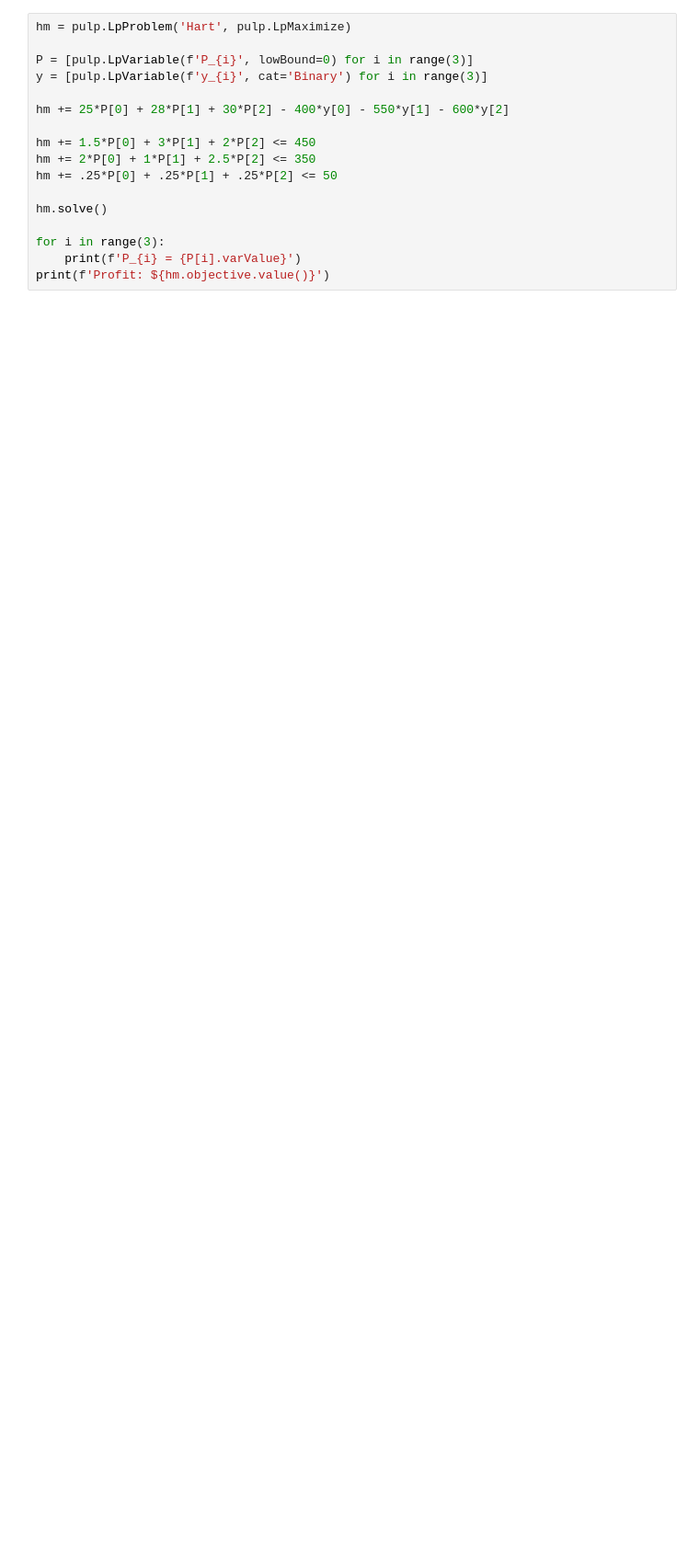
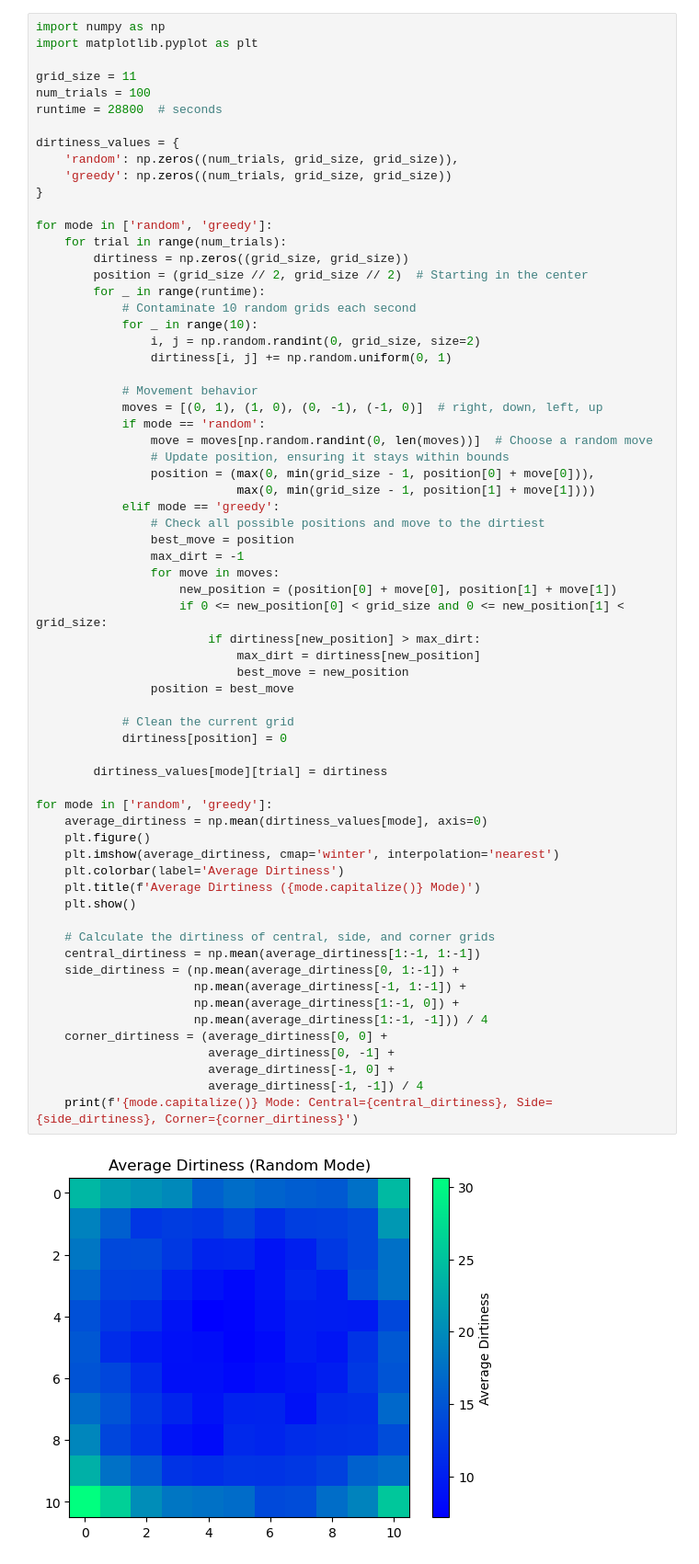
Before and after one commit to kongnj/Opti, a Jupyter notebook: optimisation Assignment Q1.ipynb, the cells around one changed output. Shown: that part at 92% size. Drawn from its saved outputs; the diff is of its cells as text; blank space fills up the shorter version.

```diff
--- a/optimisation Assignment Q1.ipynb
+++ b/optimisation Assignment Q1.ipynb
@@ -112,17 +120,68 @@ import numpy
-# %%
-hm = pulp.LpProblem('Hart', pulp.LpMaximize)
-
-P = [pulp.LpVariable(f'P_{i}', lowBound=0) for i in range(3)]
-y = [pulp.LpVariable(f'y_{i}', cat='Binary') for i in range(3)]
-
-hm += 25*P[0] + 28*P[1] + 30*P[2] - 400*y[0] - 550*y[1] - 600*y[2]
-
-hm += 1.5*P[0] + 3*P[1] + 2*P[2] <= 450
-hm += 2*P[0] + 1*P[1] + 2.5*P[2] <= 350
-hm += .25*P[0] + .25*P[1] + .25*P[2] <= 50
-
-hm.solve()
-
-for i in range(3):
-    print(f'P_{i} = {P[i].varValue}')
-print(f'Profit: ${hm.objective.value()}')
+# %%
+import numpy as np
+import matplotlib.pyplot as plt
+
+grid_size = 11
+num_trials = 100
+runtime = 28800  # seconds
+
+dirtiness_values = {
+    'random': np.zeros((num_trials, grid_size, grid_size)),
+    'greedy': np.zeros((num_trials, grid_size, grid_size))
+}
+
+for mode in ['random', 'greedy']:
+    for trial in range(num_trials):
+        dirtiness = np.zeros((grid_size, grid_size))
+        position = (grid_size // 2, grid_size // 2)  # Starting in the center
+        for _ in range(runtime):
+            # Contaminate 10 random grids each second
+            for _ in range(10):
+                i, j = np.random.randint(0, grid_size, size=2)
+                dirtiness[i, j] += np.random.uniform(0, 1)
+
+            # Movement behavior
+            moves = [(0, 1), (1, 0), (0, -1), (-1, 0)]  # right, down, left, up
+            if mode == 'random':
+                move = moves[np.random.randint(0, len(moves))]  # Choose a random move
+                # Update position, ensuring it stays within bounds
+                position = (max(0, min(grid_size - 1, position[0] + move[0])),
+                            max(0, min(grid_size - 1, position[1] + move[1])))
+            elif mode == 'greedy':
+                # Check all possible positions and move to the dirtiest
+                best_move = position
+                max_dirt = -1
+                for move in moves:
+                    new_position = (position[0] + move[0], position[1] + move[1])
+                    if 0 <= new_position[0] < grid_size and 0 <= new_position[1] < grid_size:
+                        if dirtiness[new_position] > max_dirt:
+                            max_dirt = dirtiness[new_position]
+                            best_move = new_position
+                position = best_move
+
+            # Clean the current grid
+            dirtiness[position] = 0
+
+        dirtiness_values[mode][trial] = dirtiness
+
+for mode in ['random', 'greedy']:
+    average_dirtiness = np.mean(dirtiness_values[mode], axis=0)
+    plt.figure()
+    plt.imshow(average_dirtiness, cmap='winter', interpolation='nearest')
+    plt.colorbar(label='Average Dirtiness')
+    plt.title(f'Average Dirtiness ({mode.capitalize()} Mode)')
+    plt.show()
+
+    # Calculate the dirtiness of central, side, and corner grids
+    central_dirtiness = np.mean(average_dirtiness[1:-1, 1:-1])
+    side_dirtiness = (np.mean(average_dirtiness[0, 1:-1]) +
+                      np.mean(average_dirtiness[-1, 1:-1]) +
+                      np.mean(average_dirtiness[1:-1, 0]) +
+                      np.mean(average_dirtiness[1:-1, -1])) / 4
+    corner_dirtiness = (average_dirtiness[0, 0] +
+                        average_dirtiness[0, -1] +
+                        average_dirtiness[-1, 0] +
+                        average_dirtiness[-1, -1]) / 4
+    print(f'{mode.capitalize()} Mode: Central={central_dirtiness}, Side={side_dirtiness}, Corner={corner_dirtiness}')
+# %% [output]
+[figure, added]
```
Also changed, not shown: parts of 5 cells of this notebook.
